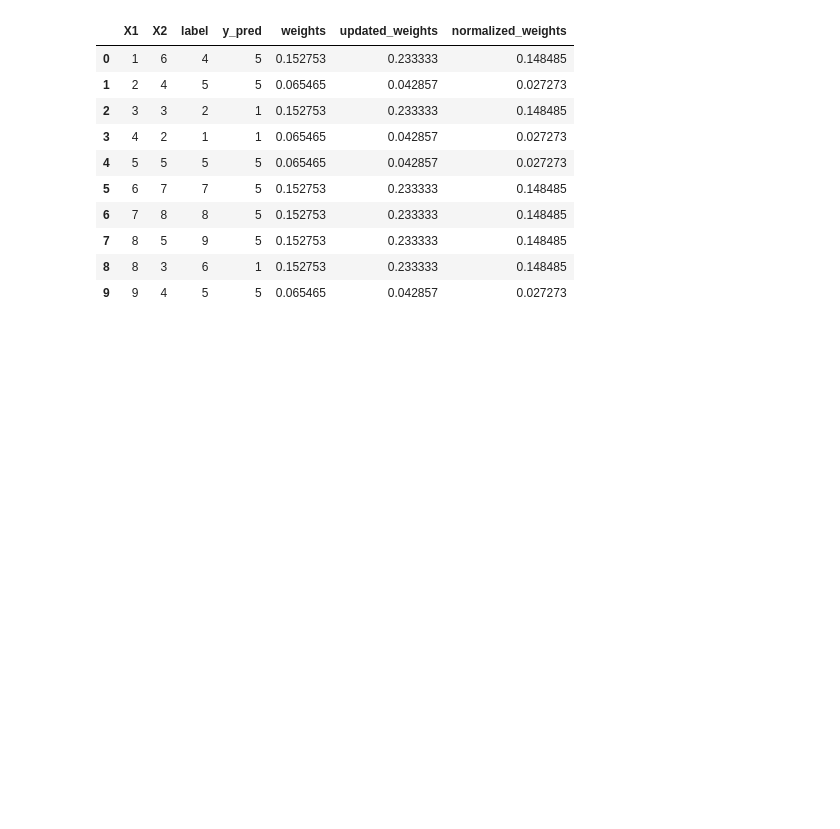
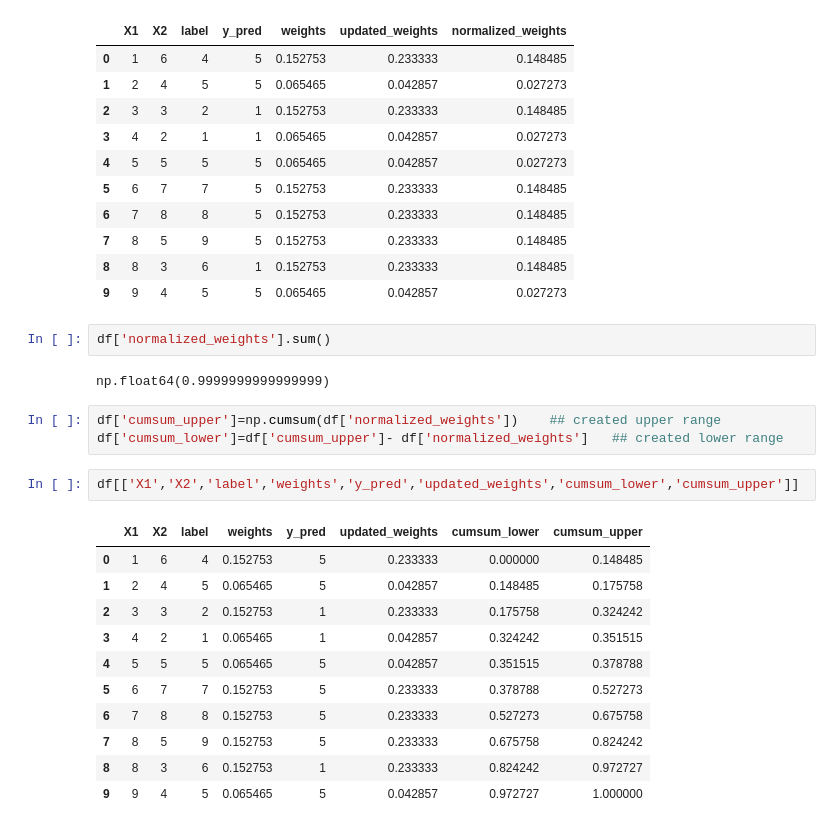
Before and after one commit to Aaaaddddyyyyyyyy/Machine-Learning-repo, a Jupyter notebook: Adaboost_algo.ipynb, the cells around one changed output. Saved outputs shown, nothing was run; the diff lists cells and outputs as text; blank space fills up the shorter version.

```diff
--- a/Adaboost_algo.ipynb
+++ b/Adaboost_algo.ipynb
@@ -125,3 +125,24 @@ df
 | 7 | 8 | 5 | 9 | 5 | 0.152753 | 0.233333 | 0.148485 |
 | 8 | 8 | 3 | 6 | 1 | 0.152753 | 0.233333 | 0.148485 |
 | 9 | 9 | 4 | 5 | 5 | 0.065465 | 0.042857 | 0.027273 |
+# %%
+df['normalized_weights'].sum()
+# %% [output]
+np.float64(0.9999999999999999)
+# %%
+df['cumsum_upper']=np.cumsum(df['normalized_weights'])    ## created upper range
+df['cumsum_lower']=df['cumsum_upper']- df['normalized_weights']   ## created lower range
+# %%
+df[['X1','X2','label','weights','y_pred','updated_weights','cumsum_lower','cumsum_upper']]
+# %% [output]
+|  | X1 | X2 | label | weights | y_pred | updated_weights | cumsum_lower | cumsum_upper |
+| 0 | 1 | 6 | 4 | 0.152753 | 5 | 0.233333 | 0.000000 | 0.148485 |
+| 1 | 2 | 4 | 5 | 0.065465 | 5 | 0.042857 | 0.148485 | 0.175758 |
+| 2 | 3 | 3 | 2 | 0.152753 | 1 | 0.233333 | 0.175758 | 0.324242 |
+| 3 | 4 | 2 | 1 | 0.065465 | 1 | 0.042857 | 0.324242 | 0.351515 |
+| 4 | 5 | 5 | 5 | 0.065465 | 5 | 0.042857 | 0.351515 | 0.378788 |
+| 5 | 6 | 7 | 7 | 0.152753 | 5 | 0.233333 | 0.378788 | 0.527273 |
+| 6 | 7 | 8 | 8 | 0.152753 | 5 | 0.233333 | 0.527273 | 0.675758 |
+| 7 | 8 | 5 | 9 | 0.152753 | 5 | 0.233333 | 0.675758 | 0.824242 |
+| 8 | 8 | 3 | 6 | 0.152753 | 1 | 0.233333 | 0.824242 | 0.972727 |
+| 9 | 9 | 4 | 5 | 0.065465 | 5 | 0.042857 | 0.972727 | 1.000000 |
```
Also changed, not shown: parts of 3 cells of this notebook.
